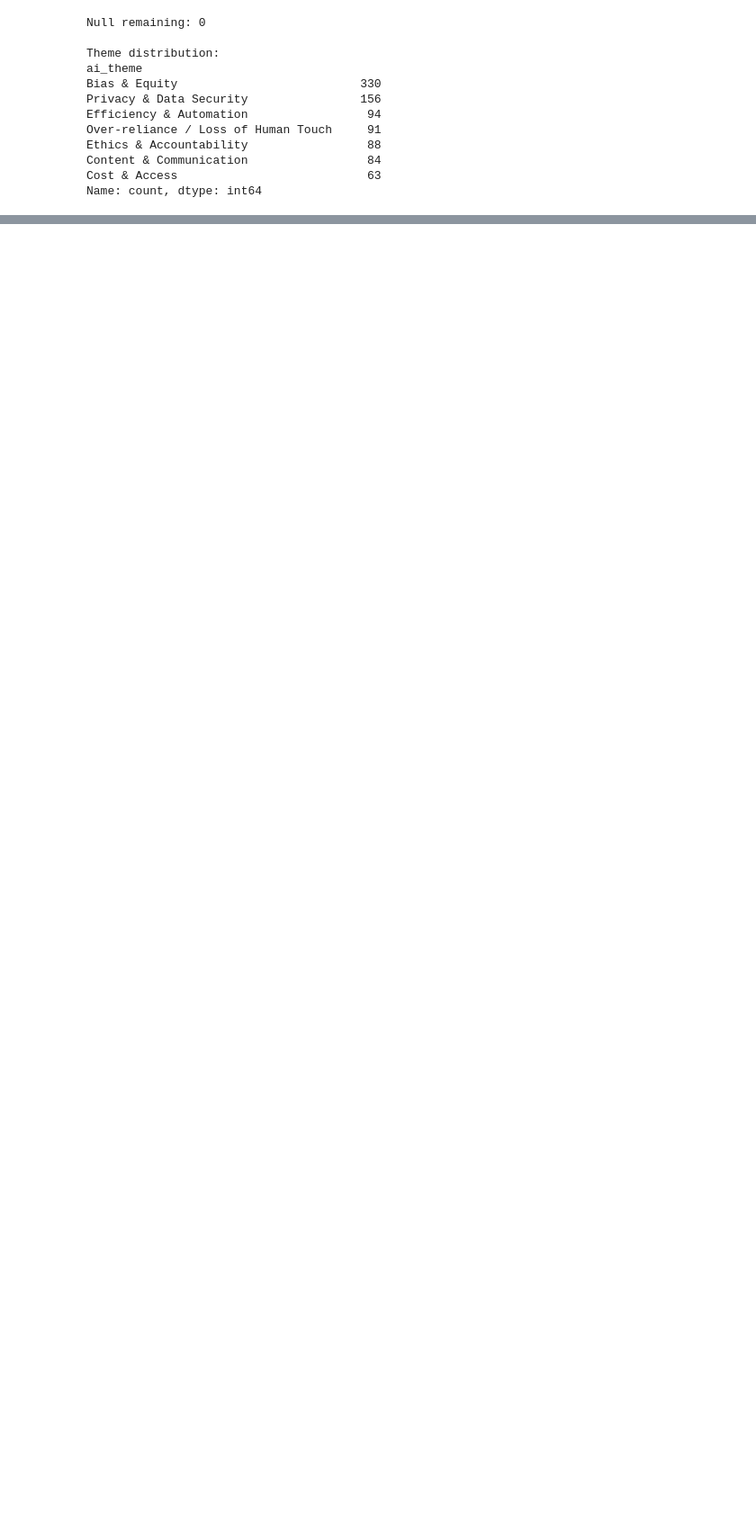
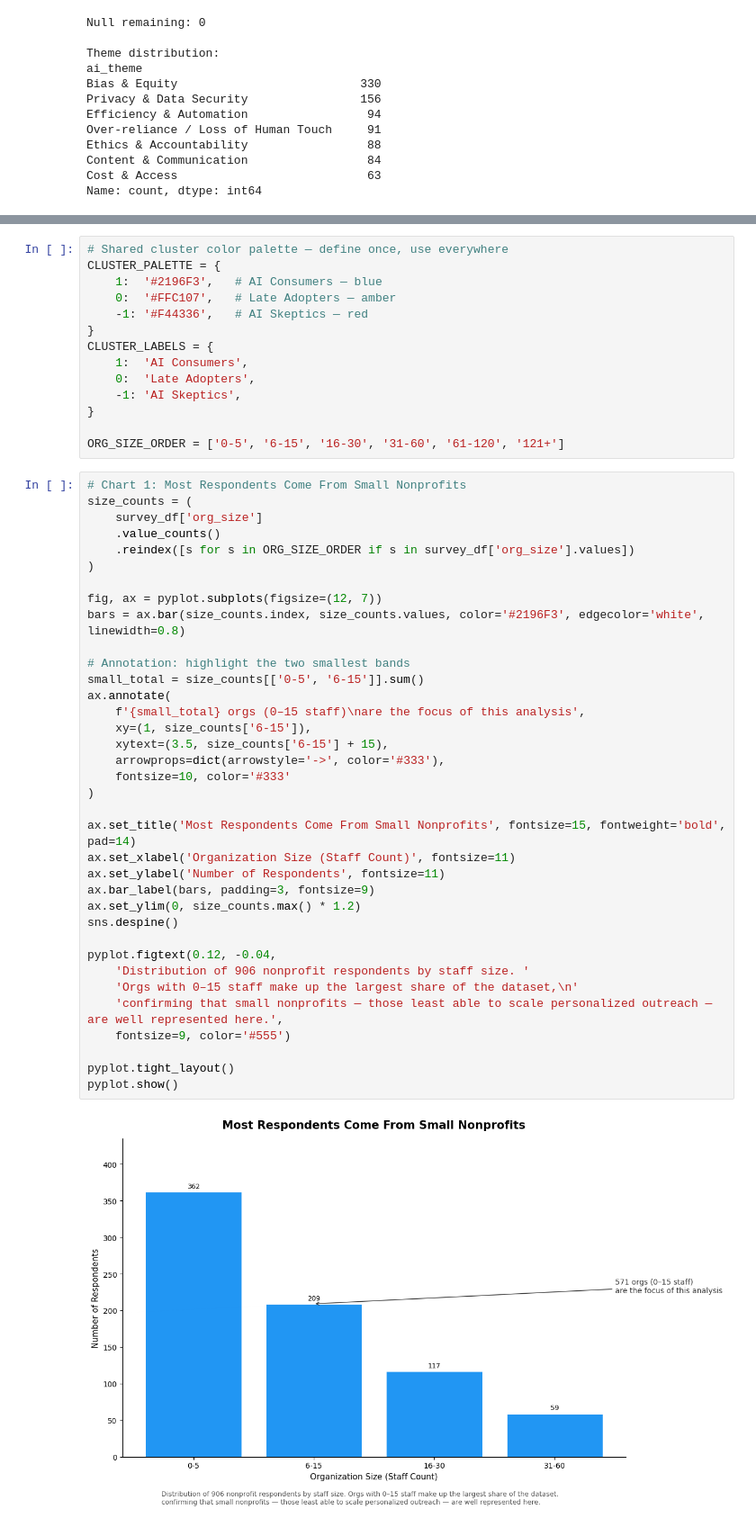
Before and after one commit to BoppingNoodles/SP26_Datathon, a Jupyter notebook: work/main.ipynb, the cells around one changed output, grey strips where cells are left out. Shown at 90% size. Cells and saved outputs as stored; diff of their text form; blank space fills up the shorter version.

```diff
--- a/work/main.ipynb
+++ b/work/main.ipynb
@@ -221,0 +224,52 @@ Name: count, dtype: int64
+# %%
+# Shared cluster color palette — define once, use everywhere
+CLUSTER_PALETTE = {
+    1:  '#2196F3',   # AI Consumers — blue
+    0:  '#FFC107',   # Late Adopters — amber
+    -1: '#F44336',   # AI Skeptics — red
+}
+CLUSTER_LABELS = {
+    1:  'AI Consumers',
+    0:  'Late Adopters',
+    -1: 'AI Skeptics',
+}
+
+ORG_SIZE_ORDER = ['0-5', '6-15', '16-30', '31-60', '61-120', '121+']
+# %%
+# Chart 1: Most Respondents Come From Small Nonprofits
+size_counts = (
+    survey_df['org_size']
+    .value_counts()
+    .reindex([s for s in ORG_SIZE_ORDER if s in survey_df['org_size'].values])
+)
+
+fig, ax = pyplot.subplots(figsize=(12, 7))
+bars = ax.bar(size_counts.index, size_counts.values, color='#2196F3', edgecolor='white', linewidth=0.8)
+
+# Annotation: highlight the two smallest bands
+small_total = size_counts[['0-5', '6-15']].sum()
+ax.annotate(
+    f'{small_total} orgs (0–15 staff)\nare the focus of this analysis',
+    xy=(1, size_counts['6-15']),
+    xytext=(3.5, size_counts['6-15'] + 15),
+    arrowprops=dict(arrowstyle='->', color='#333'),
+    fontsize=10, color='#333'
+)
+
+ax.set_title('Most Respondents Come From Small Nonprofits', fontsize=15, fontweight='bold', pad=14)
+ax.set_xlabel('Organization Size (Staff Count)', fontsize=11)
+ax.set_ylabel('Number of Respondents', fontsize=11)
+ax.bar_label(bars, padding=3, fontsize=9)
+ax.set_ylim(0, size_counts.max() * 1.2)
+sns.despine()
+
+pyplot.figtext(0.12, -0.04,
+    'Distribution of 906 nonprofit respondents by staff size. '
+    'Orgs with 0–15 staff make up the largest share of the dataset,\n'
+    'confirming that small nonprofits — those least able to scale personalized outreach — are well represented here.',
+    fontsize=9, color='#555')
+
+pyplot.tight_layout()
+pyplot.show()
+# %% [output]
+[figure, added]
```
Also changed, not shown: parts of 7 cells of this notebook, 1 other file.
